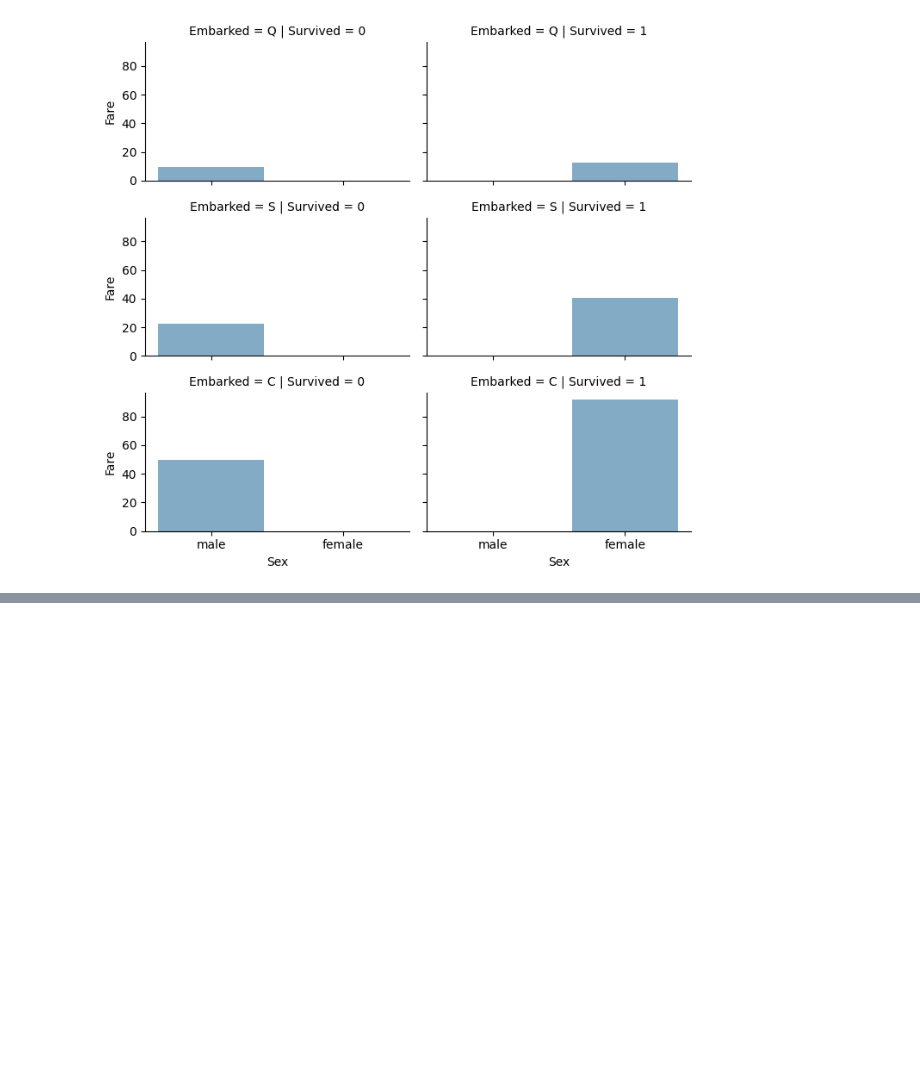
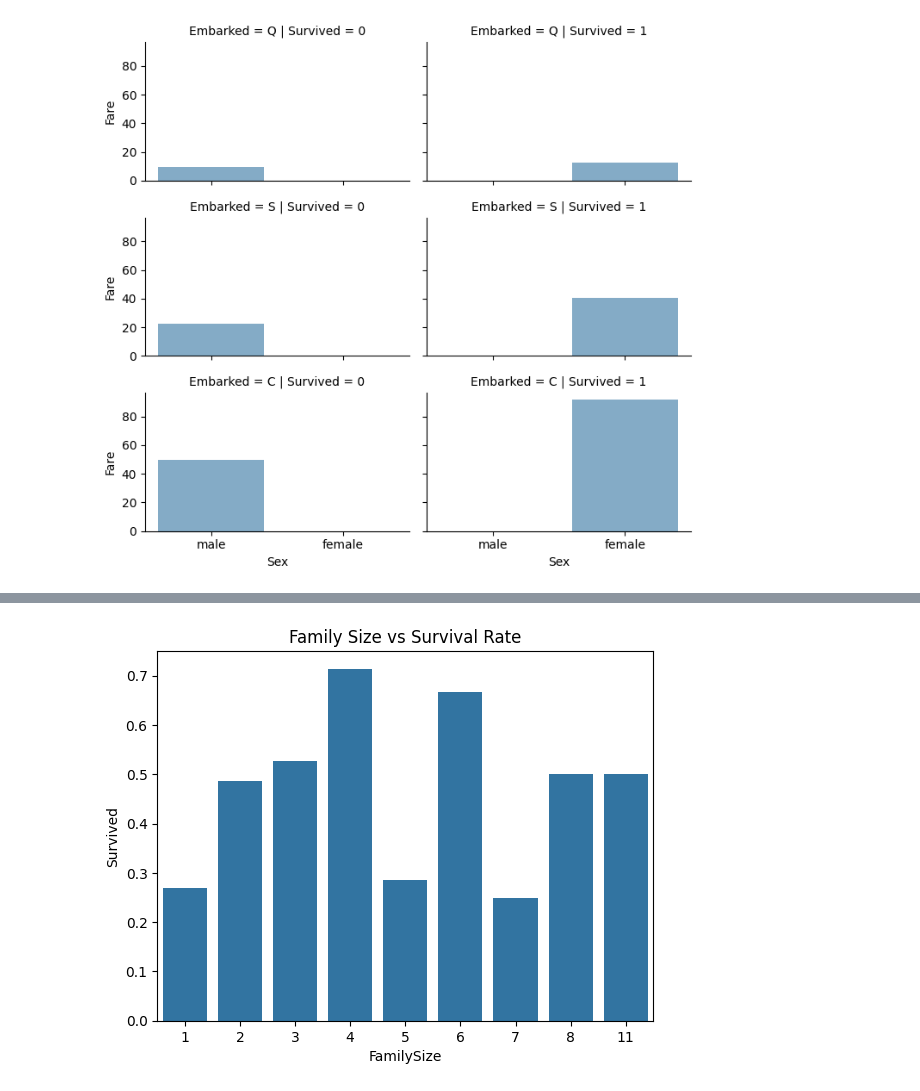
Before and after one commit to Roopashree1901/Titanic-Data-Analysis, a Jupyter notebook: titanic data.ipynb, the cells around one changed output, grey strips where cells are left out. Saved outputs shown, nothing was run; the diff lists cells and outputs as text; code cells hidden in the pictures; blank space fills up the shorter version.

```diff
--- a/titanic data.ipynb
+++ b/titanic data.ipynb
@@ -139,0 +160,8 @@ plt.show()
+# %%
+df['FamilySize'] = df['SibSp'] + df['Parch'] + 1
+# %%
+sns.barplot(x='FamilySize', y='Survived', data=df, errorbar=None)
+plt.title('Family Size vs Survival Rate')
+plt.show()
+# %% [output]
+[figure, added]
```
Also changed, not shown: parts of 9 cells of this notebook.
